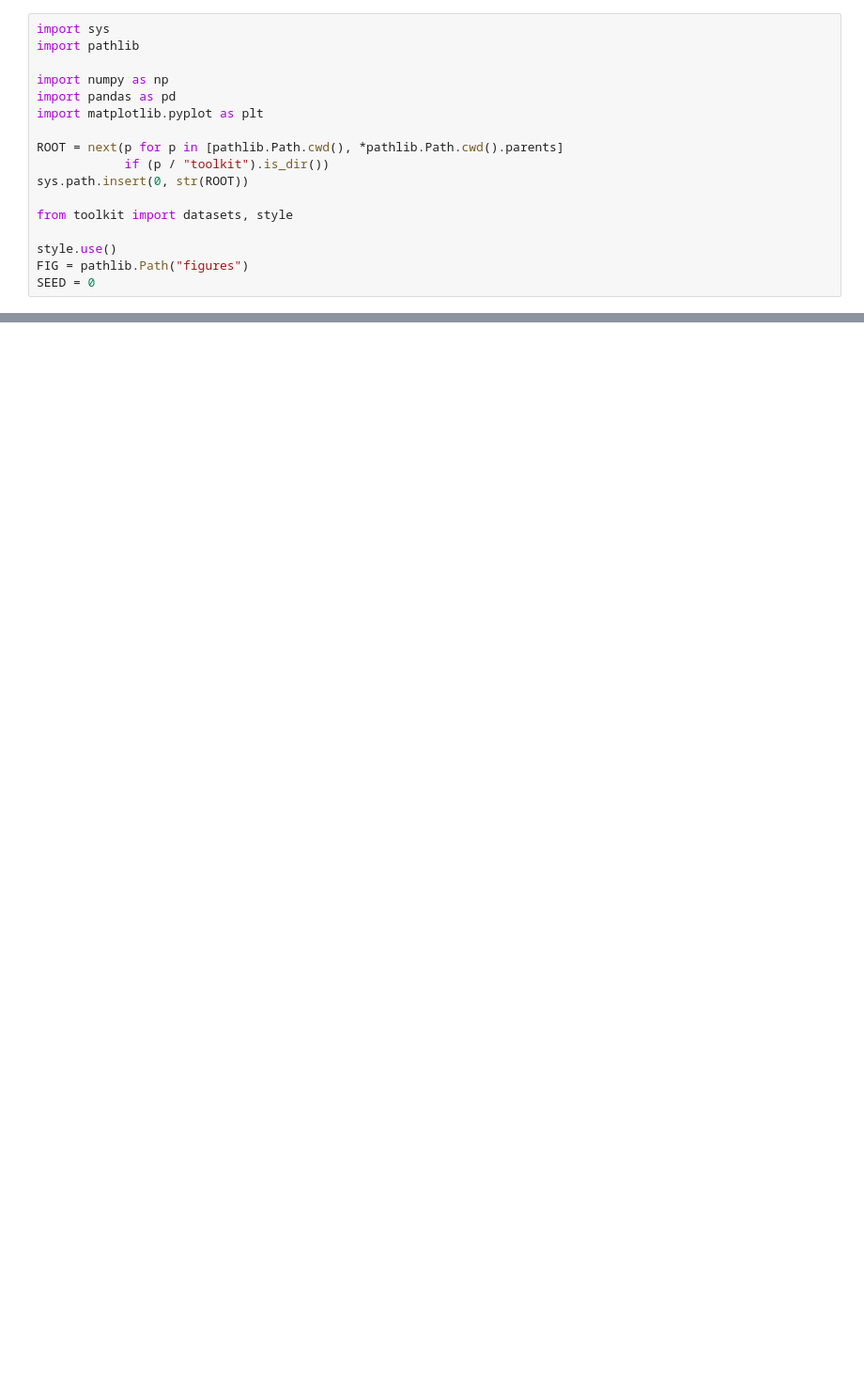
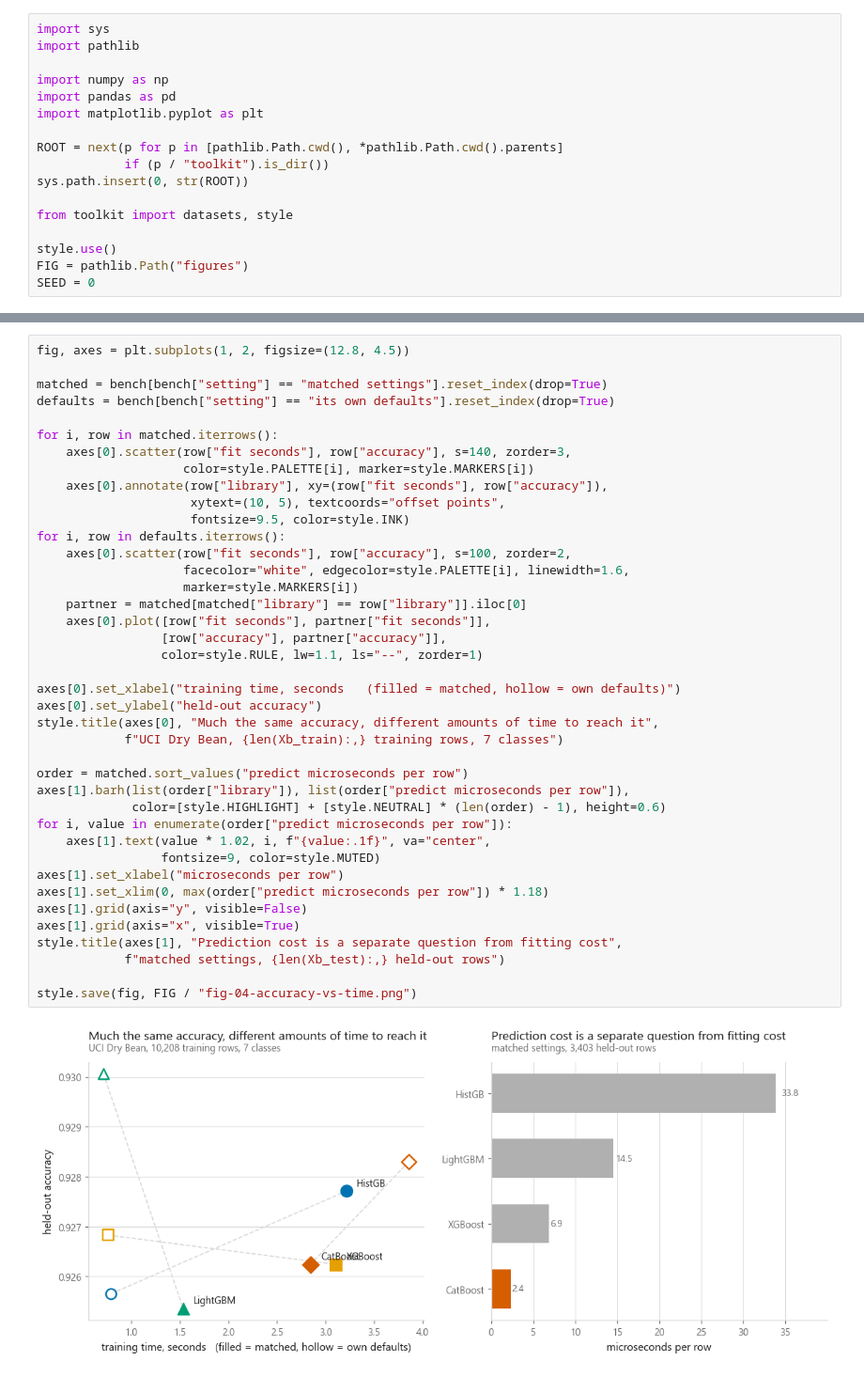
Before and after one commit to ELounissi/open-ml-notebooks, a Jupyter notebook: 04-ensembles/06-xgboost-lightgbm-catboost/notebook.ipynb, the cells around one changed output, grey strips where cells are left out. Shown at 94% size. Saved outputs shown, nothing was run; the diff lists cells and outputs as text; blank space fills up the shorter version.

```diff
--- a/04-ensembles/06-xgboost-lightgbm-catboost/notebook.ipynb
+++ b/04-ensembles/06-xgboost-lightgbm-catboost/notebook.ipynb
@@ -1024,0 +1139,42 @@ Back to [the curriculum](../../CURRICULUM.md)
+# %%
+fig, axes = plt.subplots(1, 2, figsize=(12.8, 4.5))
+
+matched = bench[bench["setting"] == "matched settings"].reset_index(drop=True)
+defaults = bench[bench["setting"] == "its own defaults"].reset_index(drop=True)
+
+for i, row in matched.iterrows():
+    axes[0].scatter(row["fit seconds"], row["accuracy"], s=140, zorder=3,
+                    color=style.PALETTE[i], marker=style.MARKERS[i])
+    axes[0].annotate(row["library"], xy=(row["fit seconds"], row["accuracy"]),
+                     xytext=(10, 5), textcoords="offset points",
+                     fontsize=9.5, color=style.INK)
+for i, row in defaults.iterrows():
+    axes[0].scatter(row["fit seconds"], row["accuracy"], s=100, zorder=2,
+                    facecolor="white", edgecolor=style.PALETTE[i], linewidth=1.6,
+                    marker=style.MARKERS[i])
+    partner = matched[matched["library"] == row["library"]].iloc[0]
+    axes[0].plot([row["fit seconds"], partner["fit seconds"]],
+                 [row["accuracy"], partner["accuracy"]],
+                 color=style.RULE, lw=1.1, ls="--", zorder=1)
+
+axes[0].set_xlabel("training time, seconds   (filled = matched, hollow = own defaults)")
+axes[0].set_ylabel("held-out accuracy")
+style.title(axes[0], "Much the same accuracy, different amounts of time to reach it",
+            f"UCI Dry Bean, {len(Xb_train):,} training rows, 7 classes")
+
+order = matched.sort_values("predict microseconds per row")
+axes[1].barh(list(order["library"]), list(order["predict microseconds per row"]),
+             color=[style.HIGHLIGHT] + [style.NEUTRAL] * (len(order) - 1), height=0.6)
+for i, value in enumerate(order["predict microseconds per row"]):
+    axes[1].text(value * 1.02, i, f"{value:.1f}", va="center",
+                 fontsize=9, color=style.MUTED)
+axes[1].set_xlabel("microseconds per row")
+axes[1].set_xlim(0, max(order["predict microseconds per row"]) * 1.18)
+axes[1].grid(axis="y", visible=False)
+axes[1].grid(axis="x", visible=True)
+style.title(axes[1], "Prediction cost is a separate question from fitting cost",
+            f"matched settings, {len(Xb_test):,} held-out rows")
+
+style.save(fig, FIG / "fig-04-accuracy-vs-time.png")
+# %% [output]
+[figure, added]
```
Also changed, not shown: parts of 54 cells of this notebook, 6 other files.
